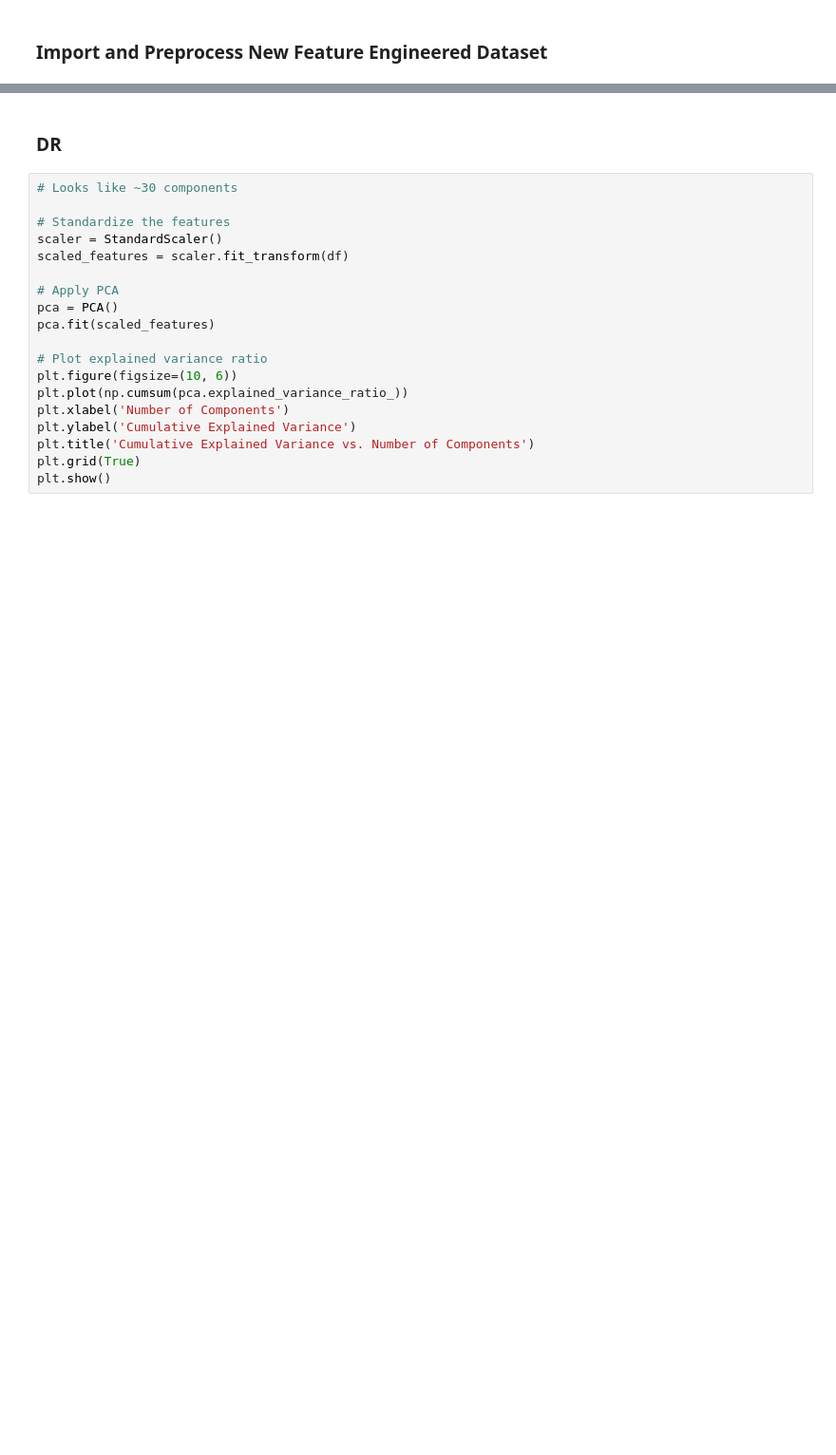
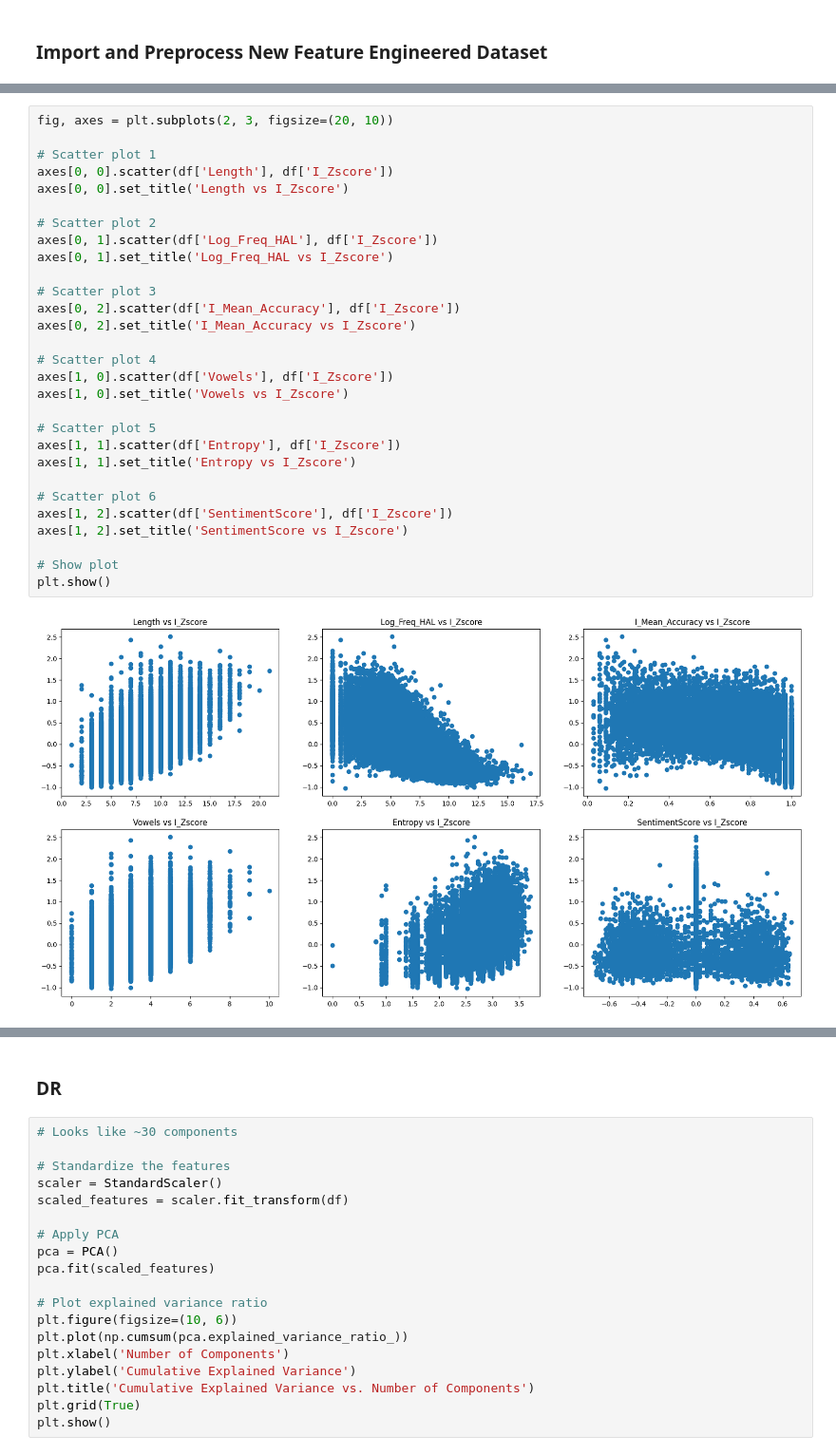
Before and after one commit to e7song/COGS118B_WI24_Final_Project, a Jupyter notebook: scratch/Clustering.ipynb, the cells around one changed output, grey strips where cells are left out. Shown: that part at 95% size. Cells and saved outputs as stored; diff of their text form; blank space fills up the shorter version.

```diff
--- a/scratch/Clustering.ipynb
+++ b/scratch/Clustering.ipynb
@@ -51,0 +69,31 @@ df.head()
+# %%
+fig, axes = plt.subplots(2, 3, figsize=(20, 10))
+
+# Scatter plot 1
+axes[0, 0].scatter(df['Length'], df['I_Zscore'])
+axes[0, 0].set_title('Length vs I_Zscore')
+
+# Scatter plot 2
+axes[0, 1].scatter(df['Log_Freq_HAL'], df['I_Zscore'])
+axes[0, 1].set_title('Log_Freq_HAL vs I_Zscore')
+
+# Scatter plot 3
+axes[0, 2].scatter(df['I_Mean_Accuracy'], df['I_Zscore'])
+axes[0, 2].set_title('I_Mean_Accuracy vs I_Zscore')
+
+# Scatter plot 4
+axes[1, 0].scatter(df['Vowels'], df['I_Zscore'])
+axes[1, 0].set_title('Vowels vs I_Zscore')
+
+# Scatter plot 5
+axes[1, 1].scatter(df['Entropy'], df['I_Zscore'])
+axes[1, 1].set_title('Entropy vs I_Zscore')
+
+# Scatter plot 6
+axes[1, 2].scatter(df['SentimentScore'], df['I_Zscore'])
+axes[1, 2].set_title('SentimentScore vs I_Zscore')
+
+# Show plot
+plt.show()
+# %% [output]
+[figure, added]
```
Also changed, not shown: parts of 43 cells of this notebook, 3 other files.
